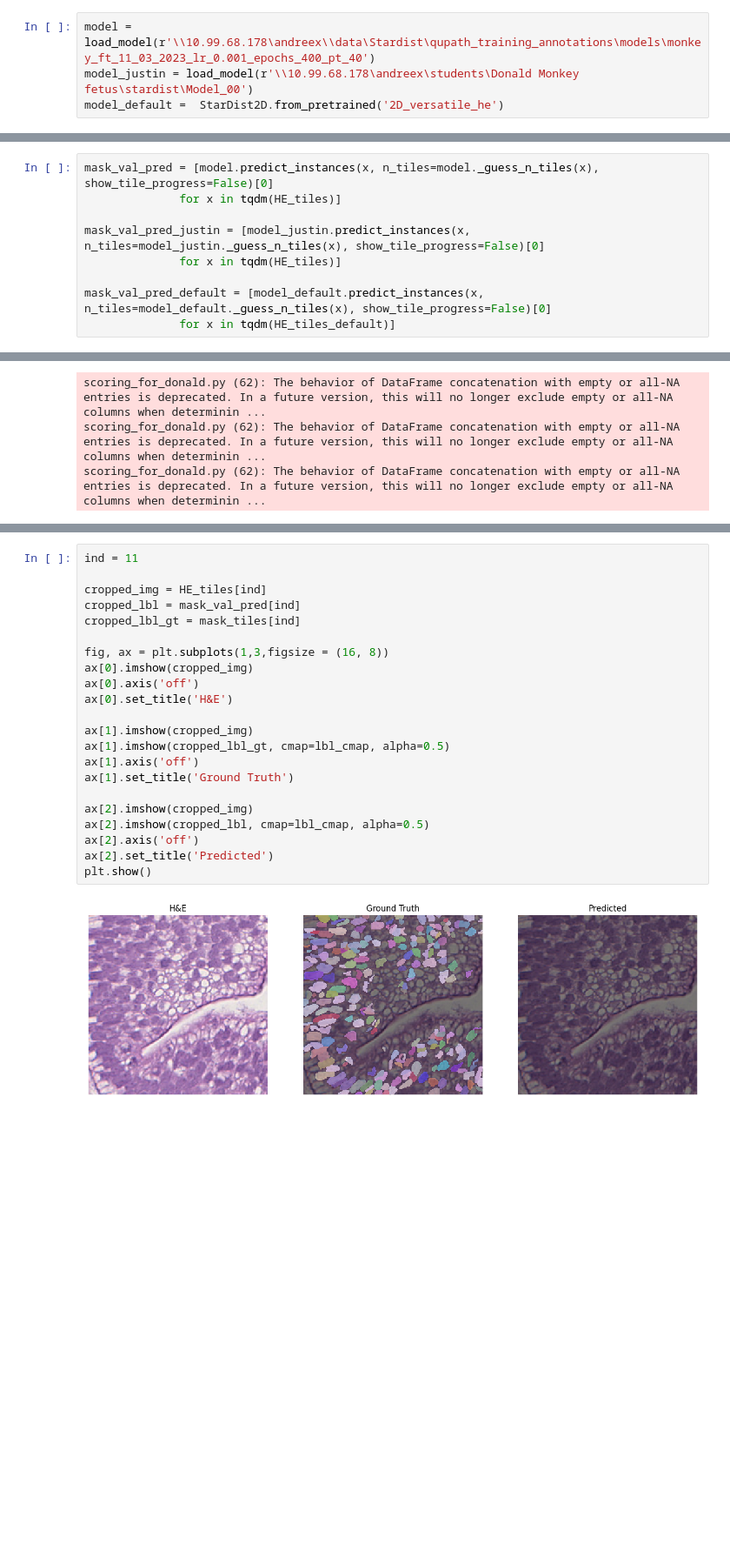
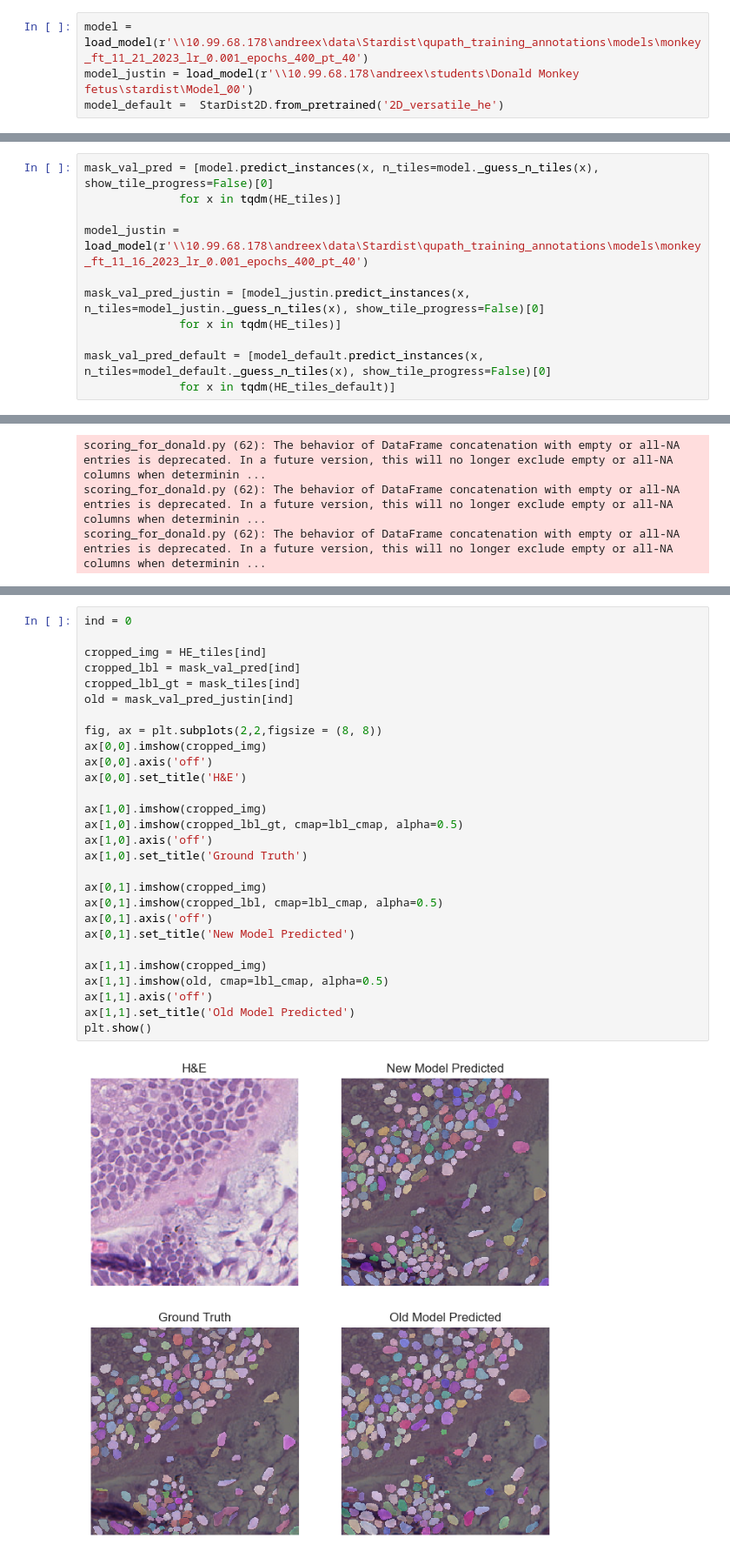
Before and after one commit to donniekramer8/Nuclei-seg-collection, a Jupyter notebook: stardist/monkey/4_Test_Model.ipynb, the cells around one changed output, grey strips where cells are left out. Shown at 87% size. Saved outputs shown, nothing was run; the diff lists cells and outputs as text; blank space fills up the shorter version.

```diff
--- a/stardist/monkey/4_Test_Model.ipynb
+++ b/stardist/monkey/4_Test_Model.ipynb
@@ -36,7 +36,7 @@ def load_model(model_path: str) -> StarDist2D:
     model.load_weights(model_path + '\\weights_best.h5')
     return model
 # %%
-model = load_model(r'\\10.99.68.178\andreex\\data\Stardist\qupath_training_annotations\models\monkey_ft_11_03_2023_lr_0.001_epochs_400_pt_40')
+model = load_model(r'\\10.99.68.178\andreex\data\Stardist\qupath_training_annotations\models\monkey_ft_11_21_2023_lr_0.001_epochs_400_pt_40')
 model_justin = load_model(r'\\10.99.68.178\andreex\students\Donald Monkey fetus\stardist\Model_00')
 model_default =  StarDist2D.from_pretrained('2D_versatile_he')
 # %% [output]
@@ -69,6 +68,8 @@ mask_tiles = [fill_label_holes(y) for y in mask_tiles]  # fills holes in annotat
 # %%
 mask_val_pred = [model.predict_instances(x, n_tiles=model._guess_n_tiles(x), show_tile_progress=False)[0]
               for x in tqdm(HE_tiles)]
+
+model_justin = load_model(r'\\10.99.68.178\andreex\data\Stardist\qupath_training_annotations\models\monkey_ft_11_16_2023_lr_0.001_epochs_400_pt_40')
 
 mask_val_pred_justin = [model_justin.predict_instances(x, n_tiles=model_justin._guess_n_tiles(x), show_tile_progress=False)[0]
               for x in tqdm(HE_tiles)]
@@ -191,24 +196,30 @@ scoring_for_donald.py (62): The behavior of DataFrame concatenation with empty o
 # %%
-ind = 11
+ind = 0
 
 cropped_img = HE_tiles[ind]
 cropped_lbl = mask_val_pred[ind]
 cropped_lbl_gt = mask_tiles[ind]
+old = mask_val_pred_justin[ind]
 
-fig, ax = plt.subplots(1,3,figsize = (16, 8))
-ax[0].imshow(cropped_img)
-ax[0].axis('off')
-ax[0].set_title('H&E')
+fig, ax = plt.subplots(2,2,figsize = (8, 8))
+ax[0,0].imshow(cropped_img)
+ax[0,0].axis('off')
+ax[0,0].set_title('H&E')
 
-ax[1].imshow(cropped_img)
-ax[1].imshow(cropped_lbl_gt, cmap=lbl_cmap, alpha=0.5)
-ax[1].axis('off')
-ax[1].set_title('Ground Truth')
+ax[1,0].imshow(cropped_img)
+ax[1,0].imshow(cropped_lbl_gt, cmap=lbl_cmap, alpha=0.5)
+ax[1,0].axis('off')
+ax[1,0].set_title('Ground Truth')
 
-ax[2].imshow(cropped_img)
-ax[2].imshow(cropped_lbl, cmap=lbl_cmap, alpha=0.5)
-ax[2].axis('off')
-ax[2].set_title('Predicted')
+ax[0,1].imshow(cropped_img)
+ax[0,1].imshow(cropped_lbl, cmap=lbl_cmap, alpha=0.5)
+ax[0,1].axis('off')
+ax[0,1].set_title('New Model Predicted')
+
+ax[1,1].imshow(cropped_img)
+ax[1,1].imshow(old, cmap=lbl_cmap, alpha=0.5)
+ax[1,1].axis('off')
+ax[1,1].set_title('Old Model Predicted')
 plt.show()
 # %% [output]
-[figure, old version]
+[figure, new version]
```
Also changed, not shown: parts of 5 cells of this notebook, 2 other files.
